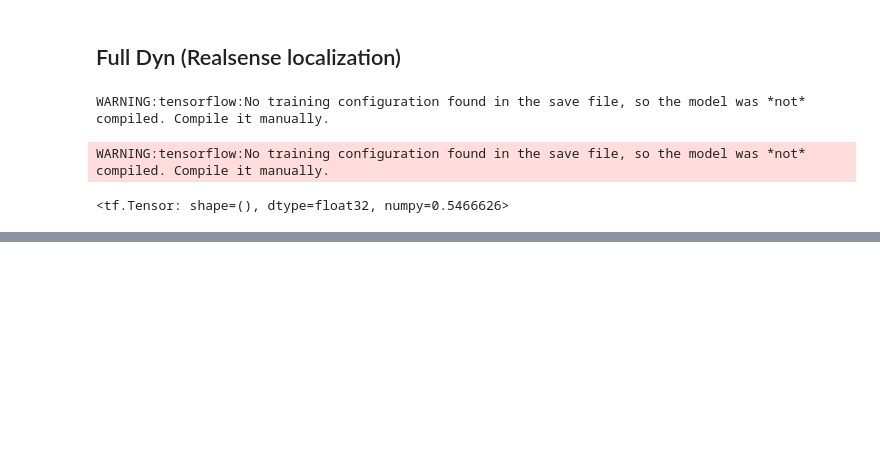
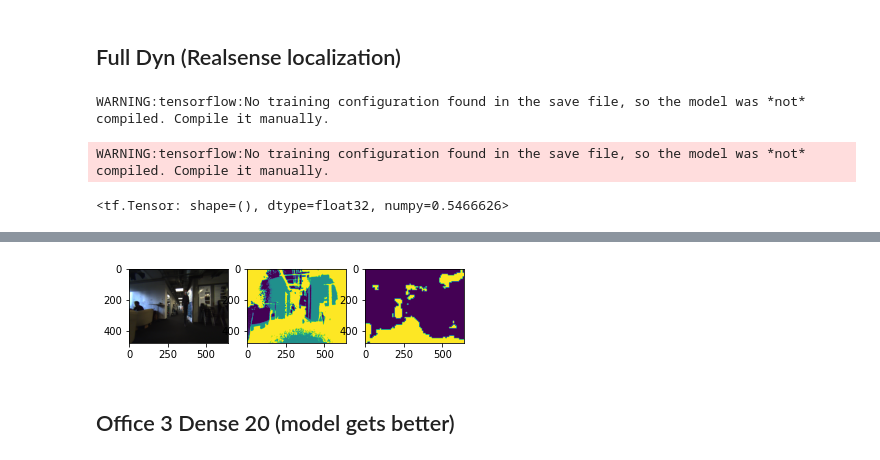
Before and after one commit to ethz-asl/background_foreground_segmentation, a Jupyter notebook: src/evaluate pretrained NYU model_brucker.ipynb, the cells around one changed output, grey strips where cells are left out. Drawn from its saved outputs; the diff is of its cells as text; code cells hidden in the pictures; blank space fills up the shorter version.

```diff
--- a/src/evaluate pretrained NYU model_brucker.ipynb
+++ b/src/evaluate pretrained NYU model_brucker.ipynb
@@ -129,0 +208,20 @@ for entry in ds_rumlang.take(1):
+# %%
+ds_office12 = tfds.load('MeshdistPseudolabelsDense1', split='office12_dense20_dyn_complete')
+for entry in ds_office12.take(5):
+    image = entry['image']/255
+    image = tf.image.resize(image, [480,640])
+    label = entry['label']
+    label = tf.image.resize(label, [480,640])
+    plt.subplot(1,3,1)
+    plt.imshow(image)
+    plt.subplot(1,3,2)
+    plt.imshow(label)
+    a = tf.image.convert_image_dtype(tf.expand_dims(image,axis=0), tf.float32)
+    b = model2(a)
+    pred = tf.argmax(b[1], axis=-1)
+    plt.subplot(1,3,3)
+    plt.imshow(pred[0,:,:])
+# %% [output]
+[figure, added]
+# %% [markdown]
+## Office 3 Dense 20 (model gets better)
```
Also changed, not shown: parts of 39 cells of this notebook, 24 other files.
